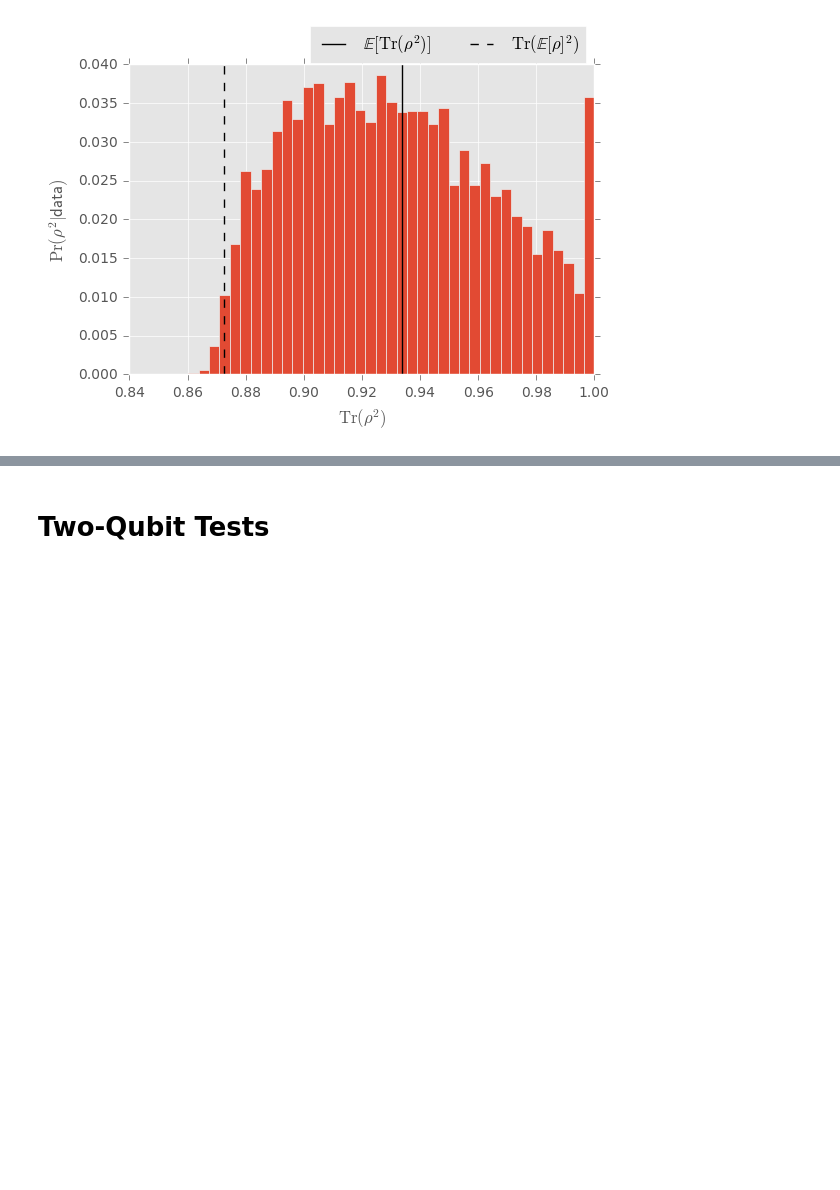
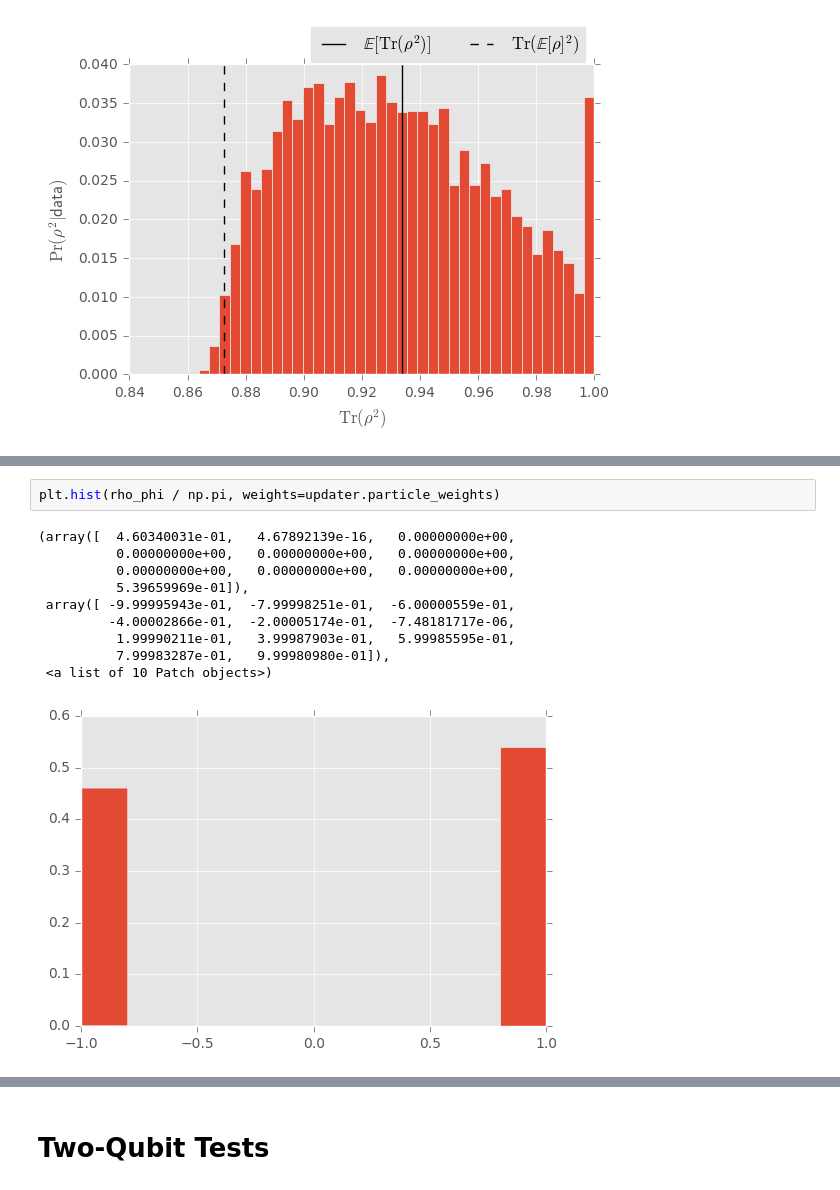
Before and after one commit to jamescolless/Bayesian_Tomography, a Jupyter notebook: two-qubit-state-tomo.ipynb, the cells around one changed output, grey strips where cells are left out. Saved outputs shown, nothing was run; the diff lists cells and outputs as text; blank space fills up the shorter version.

```diff
--- a/two-qubit-state-tomo.ipynb
+++ b/two-qubit-state-tomo.ipynb
@@ -217,0 +261,13 @@ plt.legend(ncol=2, bbox_to_anchor=(1, 1.15))
+# %%
+plt.hist(rho_phi / np.pi, weights=updater.particle_weights)
+# %% [output]
+(array([  4.60340031e-01,   4.67892139e-16,   0.00000000e+00,
+          0.00000000e+00,   0.00000000e+00,   0.00000000e+00,
+          0.00000000e+00,   0.00000000e+00,   0.00000000e+00,
+          5.39659969e-01]),
+ array([ -9.99995943e-01,  -7.99998251e-01,  -6.00000559e-01,
+         -4.00002866e-01,  -2.00005174e-01,  -7.48181717e-06,
+          1.99990211e-01,   3.99987903e-01,   5.99985595e-01,
+          7.99983287e-01,   9.99980980e-01]),
+ <a list of 10 Patch objects>)
+[figure, added]
```
Also changed, not shown: parts of 5 cells of this notebook.
